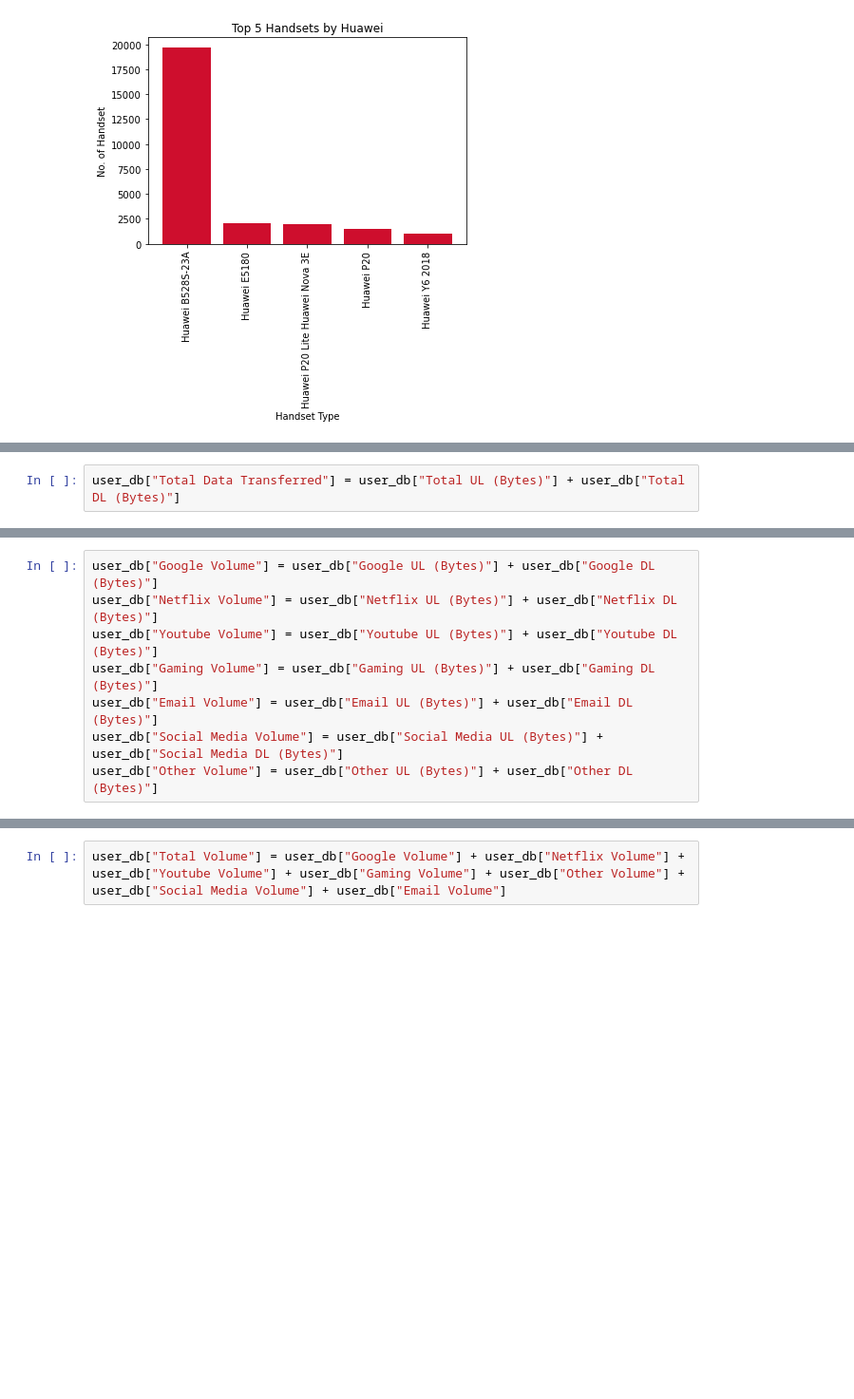
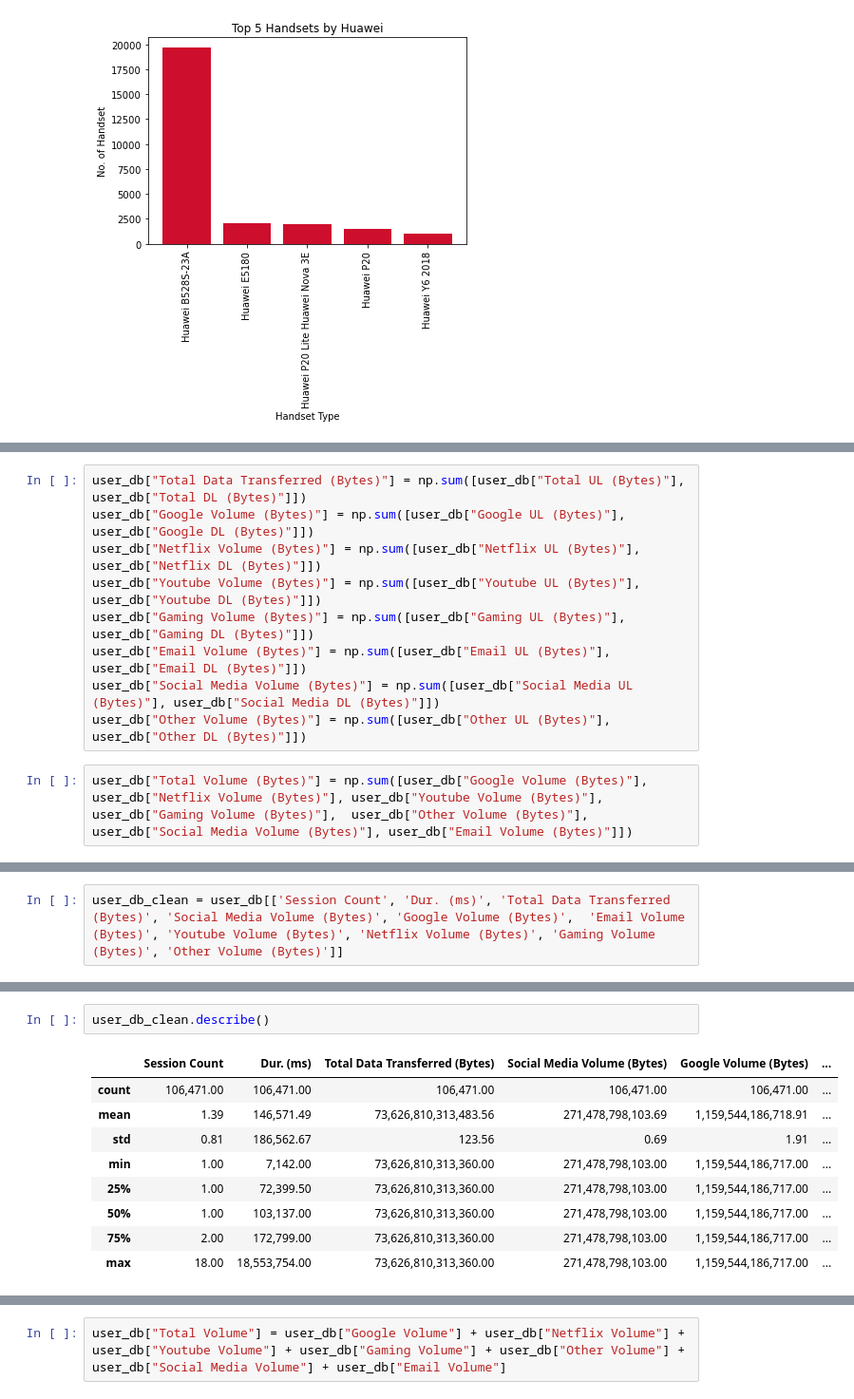
Before and after one commit to DiyeMark/User-Analytics-Telecommunication-Industry, a Jupyter notebook: notebooks/user-overview-analysis.ipynb, the cells around one changed output, grey strips where cells are left out. Shown: that part at 95% size. Saved outputs shown, nothing was run; the diff lists cells and outputs as text; blank space fills up the shorter version.

```diff
--- a/notebooks/user-overview-analysis.ipynb
+++ b/notebooks/user-overview-analysis.ipynb
@@ -282,2 +396,0 @@ user_db.head()
-# %%
-user_db["Total Data Transferred"] = user_db["Total UL (Bytes)"] + user_db["Total DL (Bytes)"]
@@ -284,8 +408,11 @@ user_db["Total Data Transferred"] = user_db["Total UL (Bytes)"] + user_db["Total
 # %%
-user_db["Google Volume"] = user_db["Google UL (Bytes)"] + user_db["Google DL (Bytes)"]
-user_db["Netflix Volume"] = user_db["Netflix UL (Bytes)"] + user_db["Netflix DL (Bytes)"]
-user_db["Youtube Volume"] = user_db["Youtube UL (Bytes)"] + user_db["Youtube DL (Bytes)"]
-user_db["Gaming Volume"] = user_db["Gaming UL (Bytes)"] + user_db["Gaming DL (Bytes)"]
-user_db["Email Volume"] = user_db["Email UL (Bytes)"] + user_db["Email DL (Bytes)"]
-user_db["Social Media Volume"] = user_db["Social Media UL (Bytes)"] + user_db["Social Media DL (Bytes)"]
-user_db["Other Volume"] = user_db["Other UL (Bytes)"] + user_db["Other DL (Bytes)"]
+user_db["Total Data Transferred (Bytes)"] = np.sum([user_db["Total UL (Bytes)"], user_db["Total DL (Bytes)"]])
+user_db["Google Volume (Bytes)"] = np.sum([user_db["Google UL (Bytes)"], user_db["Google DL (Bytes)"]])
+user_db["Netflix Volume (Bytes)"] = np.sum([user_db["Netflix UL (Bytes)"], user_db["Netflix DL (Bytes)"]])
+user_db["Youtube Volume (Bytes)"] = np.sum([user_db["Youtube UL (Bytes)"], user_db["Youtube DL (Bytes)"]])
+user_db["Gaming Volume (Bytes)"] = np.sum([user_db["Gaming UL (Bytes)"], user_db["Gaming DL (Bytes)"]])
+user_db["Email Volume (Bytes)"] = np.sum([user_db["Email UL (Bytes)"], user_db["Email DL (Bytes)"]])
+user_db["Social Media Volume (Bytes)"] = np.sum([user_db["Social Media UL (Bytes)"], user_db["Social Media DL (Bytes)"]])
+user_db["Other Volume (Bytes)"] = np.sum([user_db["Other UL (Bytes)"], user_db["Other DL (Bytes)"]])
+# %%
+user_db["Total Volume (Bytes)"] = np.sum([user_db["Google Volume (Bytes)"], user_db["Netflix Volume (Bytes)"], user_db["Youtube Volume (Bytes)"], user_db["Gaming Volume (Bytes)"],  user_db["Other Volume (Bytes)"],  user_db["Social Media Volume (Bytes)"], user_db["Email Volume (Bytes)"]])
@@ -291,0 +430,2 @@ user_db["Other Volume"] = user_db["Other UL (Bytes)"] + user_db["Other DL (Bytes
+# %%
+user_db_clean = user_db[['Session Count', 'Dur. (ms)', 'Total Data Transferred (Bytes)', 'Social Media Volume (Bytes)', 'Google Volume (Bytes)',  'Email Volume (Bytes)', 'Youtube Volume (Bytes)', 'Netflix Volume (Bytes)', 'Gaming Volume (Bytes)', 'Other Volume (Bytes)']]
@@ -291,0 +452,12 @@ user_db["Other Volume"] = user_db["Other UL (Bytes)"] + user_db["Other DL (Bytes
+# %%
+user_db_clean.describe()
+# %% [output]
+|  | Session Count | Dur. (ms) | Total Data Transferred (Bytes) | Social Media Volume (Bytes) | Google Volume (Bytes) | ... |
+| count | 106,471.00 | 106,471.00 | 106,471.00 | 106,471.00 | 106,471.00 | ... |
+| mean | 1.39 | 146,571.49 | 73,626,810,313,483.56 | 271,478,798,103.69 | 1,159,544,186,718.91 | ... |
+| std | 0.81 | 186,562.67 | 123.56 | 0.69 | 1.91 | ... |
+| min | 1.00 | 7,142.00 | 73,626,810,313,360.00 | 271,478,798,103.00 | 1,159,544,186,717.00 | ... |
+| 25% | 1.00 | 72,399.50 | 73,626,810,313,360.00 | 271,478,798,103.00 | 1,159,544,186,717.00 | ... |
+| 50% | 1.00 | 103,137.00 | 73,626,810,313,360.00 | 271,478,798,103.00 | 1,159,544,186,717.00 | ... |
+| 75% | 2.00 | 172,799.00 | 73,626,810,313,360.00 | 271,478,798,103.00 | 1,159,544,186,717.00 | ... |
+| max | 18.00 | 18,553,754.00 | 73,626,810,313,360.00 | 271,478,798,103.00 | 1,159,544,186,717.00 | ... |
```
Also changed, not shown: parts of 18 cells of this notebook.
